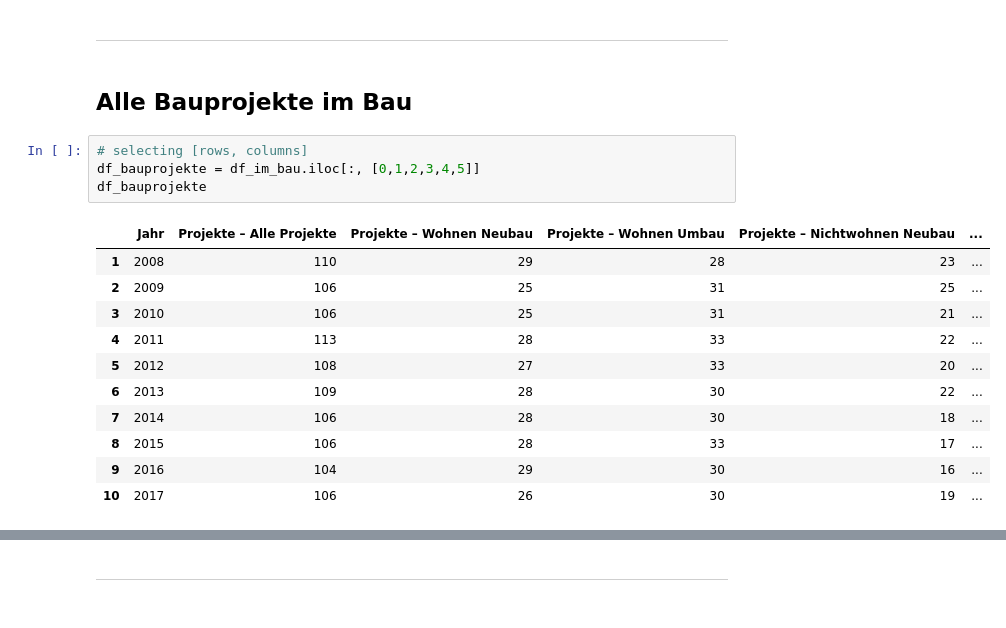
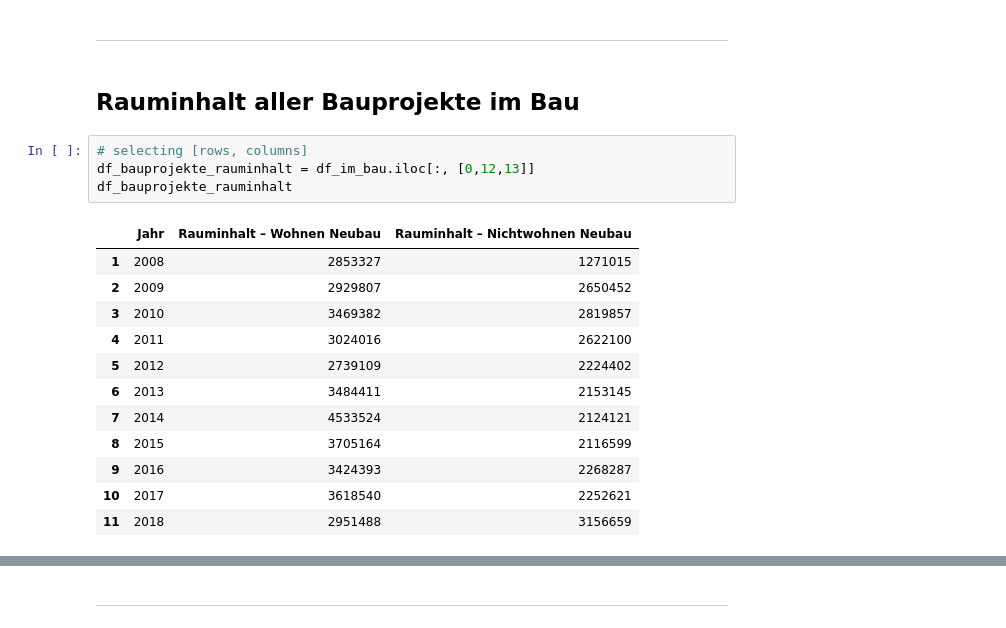
Before and after one commit to JonnyGrafico/MAZ-CAS-DJ18-19_Abschlussarbeit, a Jupyter notebook: 04-02 Bauprojekte im Bau – Analysis.ipynb, the cells around one changed output, grey strips where cells are left out. Saved outputs shown, nothing was run; the diff lists cells and outputs as text.

```diff
--- a/04-02 Bauprojekte im Bau – Analysis.ipynb
+++ b/04-02 Bauprojekte im Bau – Analysis.ipynb
@@ -35,20 +35,21 @@ df_im_bau.head()
 # %% [markdown]
 ------
 # %% [markdown]
-## Alle Bauprojekte im Bau
+## Rauminhalt aller Bauprojekte im Bau
 # %%
 # selecting [rows, columns]
-df_bauprojekte = df_im_bau.iloc[:, [0,1,2,3,4,5]]
-df_bauprojekte
+df_bauprojekte_rauminhalt = df_im_bau.iloc[:, [0,12,13]]
+df_bauprojekte_rauminhalt
 # %% [output]
-|  | Jahr | Projekte – Alle Projekte | Projekte – Wohnen Neubau | Projekte – Wohnen Umbau | Projekte – Nichtwohnen Neubau | ... |
-| 1 | 2008 | 110 | 29 | 28 | 23 | ... |
-| 2 | 2009 | 106 | 25 | 31 | 25 | ... |
-| 3 | 2010 | 106 | 25 | 31 | 21 | ... |
-| 4 | 2011 | 113 | 28 | 33 | 22 | ... |
-| 5 | 2012 | 108 | 27 | 33 | 20 | ... |
-| 6 | 2013 | 109 | 28 | 30 | 22 | ... |
-| 7 | 2014 | 106 | 28 | 30 | 18 | ... |
-| 8 | 2015 | 106 | 28 | 33 | 17 | ... |
-| 9 | 2016 | 104 | 29 | 30 | 16 | ... |
-| 10 | 2017 | 106 | 26 | 30 | 19 | ... |
+|  | Jahr | Rauminhalt – Wohnen Neubau | Rauminhalt – Nichtwohnen Neubau |
+| 1 | 2008 | 2853327 | 1271015 |
+| 2 | 2009 | 2929807 | 2650452 |
+| 3 | 2010 | 3469382 | 2819857 |
+| 4 | 2011 | 3024016 | 2622100 |
+| 5 | 2012 | 2739109 | 2224402 |
+| 6 | 2013 | 3484411 | 2153145 |
+| 7 | 2014 | 4533524 | 2124121 |
+| 8 | 2015 | 3705164 | 2116599 |
+| 9 | 2016 | 3424393 | 2268287 |
+| 10 | 2017 | 3618540 | 2252621 |
+| 11 | 2018 | 2951488 | 3156659 |
```
Also changed, not shown: parts of 25 cells of this notebook, 34 other files.
